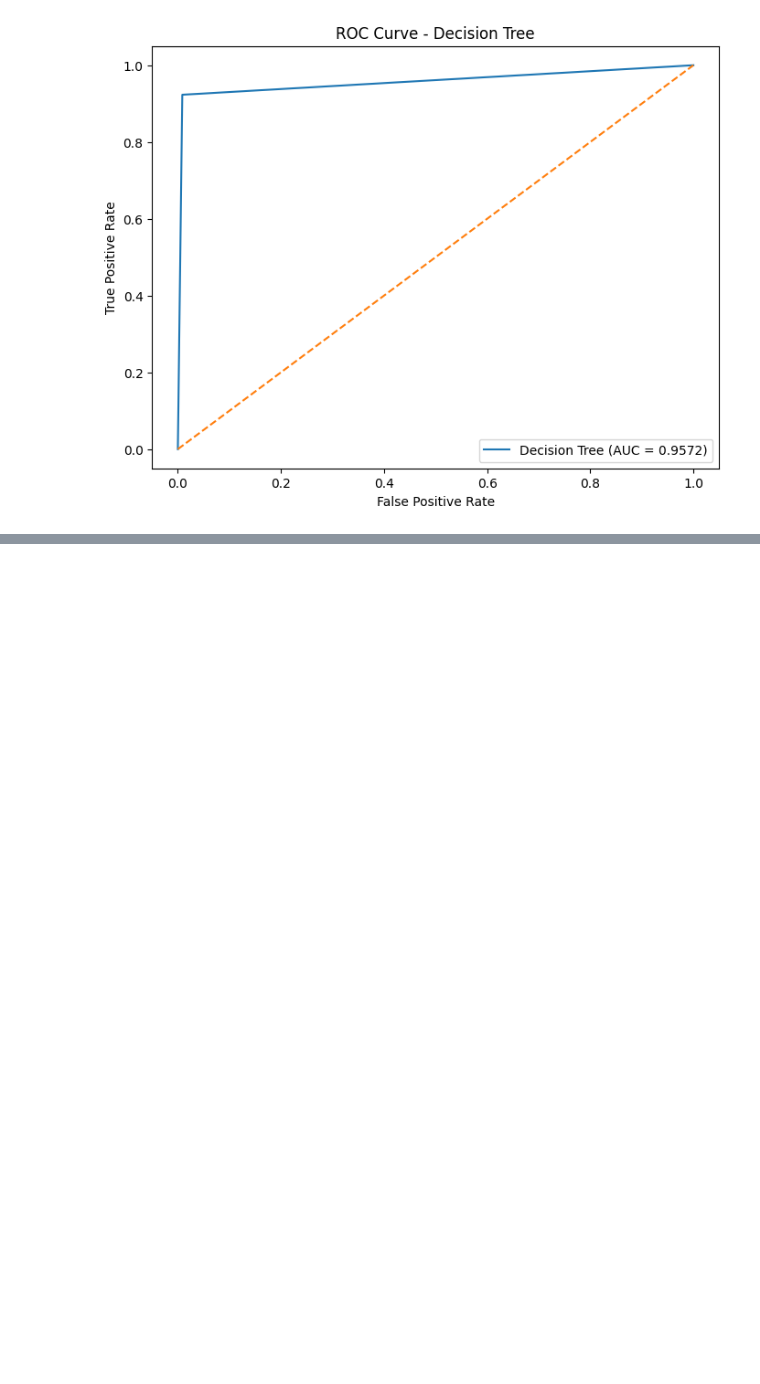
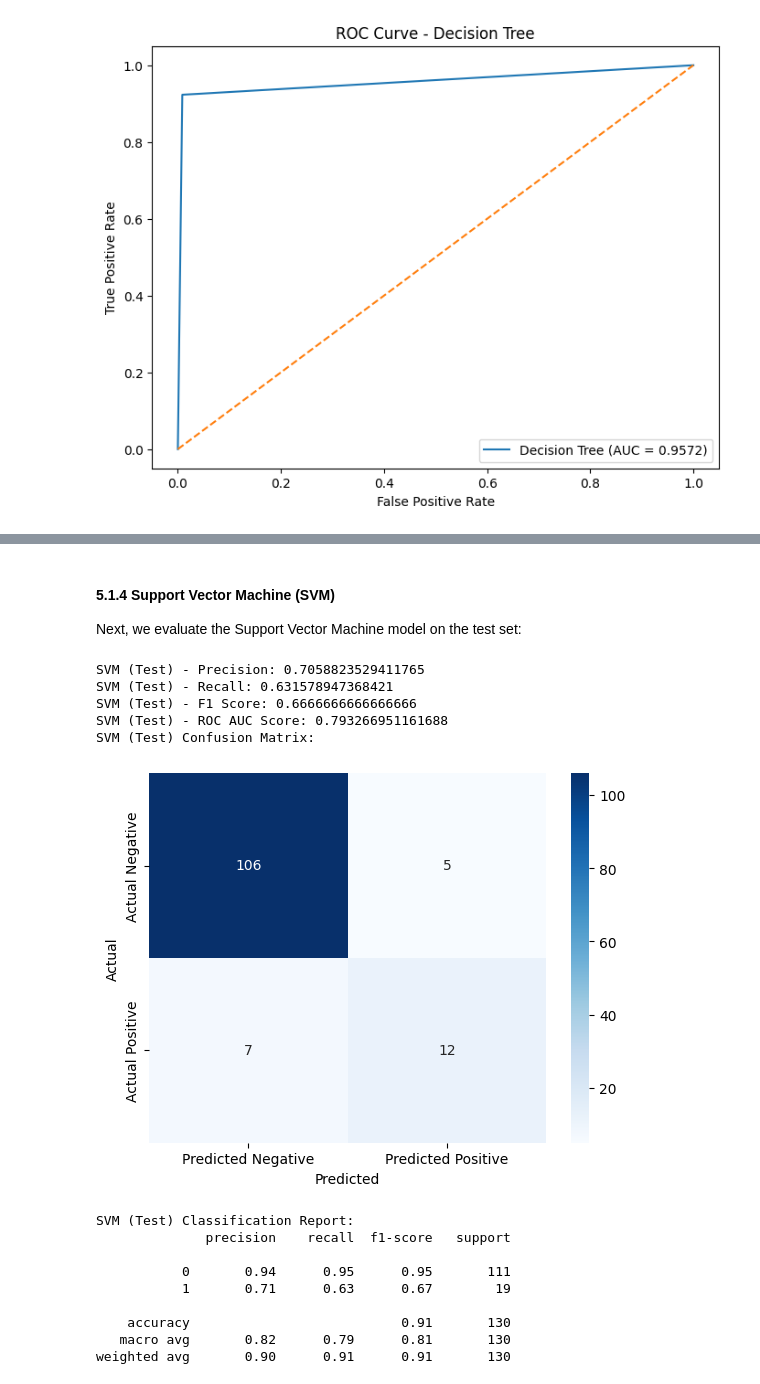
Before and after one commit to dizzydroid/ASU_SeniorProject_ML, a Jupyter notebook: CovidOutcome_nb.ipynb, the cells around one changed output, grey strips where cells are left out. Drawn from its saved outputs; the diff is of its cells as text; code cells hidden in the pictures; blank space fills up the shorter version.

```diff
--- a/CovidOutcome_nb.ipynb
+++ b/CovidOutcome_nb.ipynb
@@ -481,6 +481,7 @@ Training the Support Vector Machine model on the dataset.
 # %%
 # Support Vector Machine (SVC)
 svm = SVC(kernel='linear', probability=True, random_state=42)
+svm = GridSearchCV(svm, param_grid={'C': [0.1, 1, 10]}, cv=5, scoring='f1')
 
 # Fit the model on the training data
 svm.fit(X_train, y_train)
@@ -642,0 +787,46 @@ plt.show()
+# %% [markdown]
+#### **5.1.4 Support Vector Machine (SVM)**
+Next, we evaluate the Support Vector Machine model on the test set:
+# %%
+# Evaluate SVM on the test set
+y_test_pred_svm = svm.predict(X_test)
+y_test_pred_svm_proba = svm.predict_proba(X_test)[:, 1]
+
+# Calculate metrics
+precision_svm_test = precision_score(y_test, y_test_pred_svm)
+recall_svm_test = recall_score(y_test, y_test_pred_svm)
+f1_svm_test = f1_score(y_test, y_test_pred_svm)
+roc_auc_svm_test = roc_auc_score(y_test, y_test_pred_svm)
+
+# Display the evaluation metrics
+print(f"SVM (Test) - Precision: {precision_svm_test}")
+print(f"SVM (Test) - Recall: {recall_svm_test}")
+print(f"SVM (Test) - F1 Score: {f1_svm_test}")
+print(f"SVM (Test) - ROC AUC Score: {roc_auc_svm_test}")
+
+# Confusion Matrix and Classification Report for SVM
+print("SVM (Test) Confusion Matrix:")
+conf_matrix_svm_test = confusion_matrix(y_test, y_test_pred_svm)
+sns.heatmap(conf_matrix_svm_test, annot=True, fmt='d', cmap='Blues', xticklabels=['Predicted Negative', 'Predicted Positive'], yticklabels=['Actual Negative', 'Actual Positive'])
+plt.xlabel('Predicted')
+plt.ylabel('Actual')
+plt.show()
+
+print("\nSVM (Test) Classification Report:")
+print(classification_report(y_test, y_test_pred_svm))
+# %% [output]
+SVM (Test) - Precision: 0.7058823529411765
+SVM (Test) - Recall: 0.631578947368421
+SVM (Test) - F1 Score: 0.6666666666666666
+SVM (Test) - ROC AUC Score: 0.793266951161688
+SVM (Test) Confusion Matrix:
+[figure, added]
+SVM (Test) Classification Report:
+              precision    recall  f1-score   support
+
+           0       0.94      0.95      0.95       111
+           1       0.71      0.63      0.67        19
+
+    accuracy                           0.91       130
+   macro avg       0.82      0.79      0.81       130
+weighted avg       0.90      0.91      0.91       130
```
Also changed, not shown: parts of 16 cells of this notebook.
